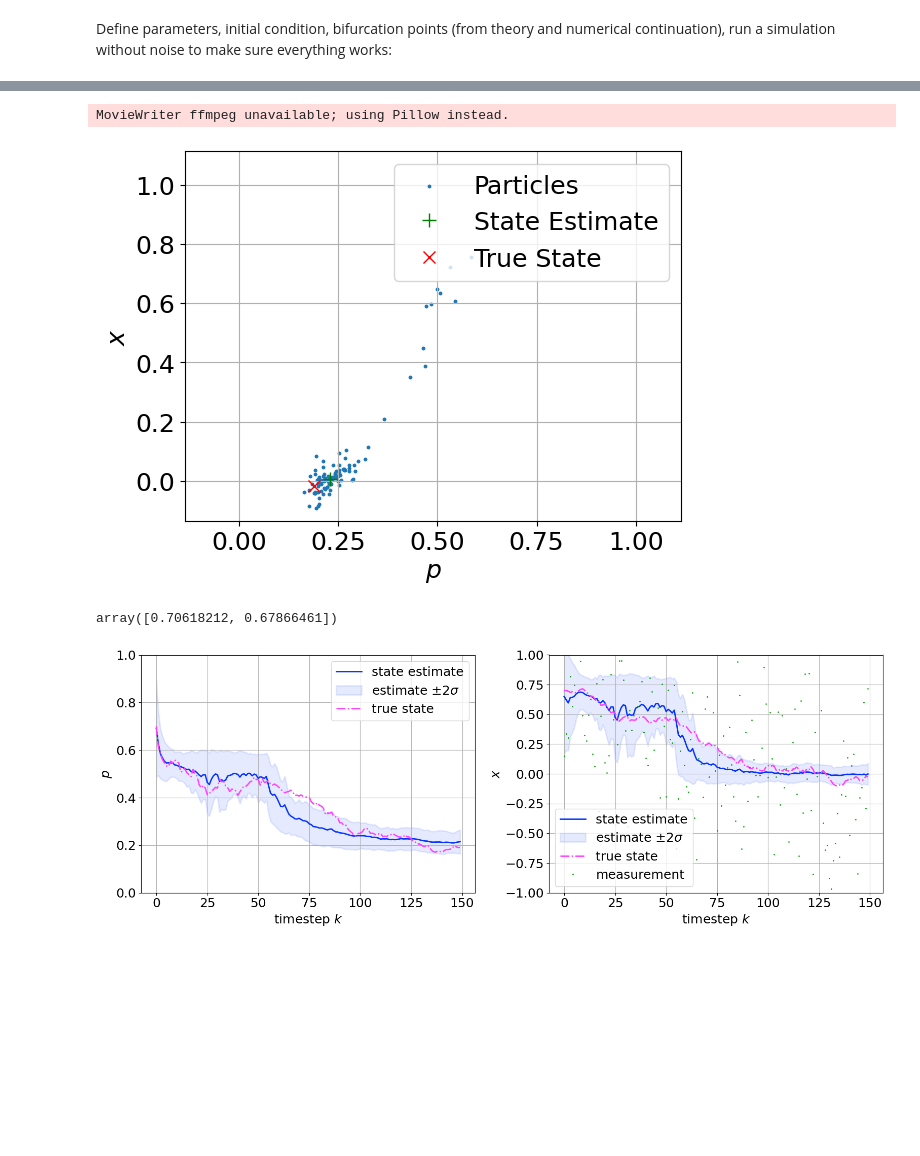
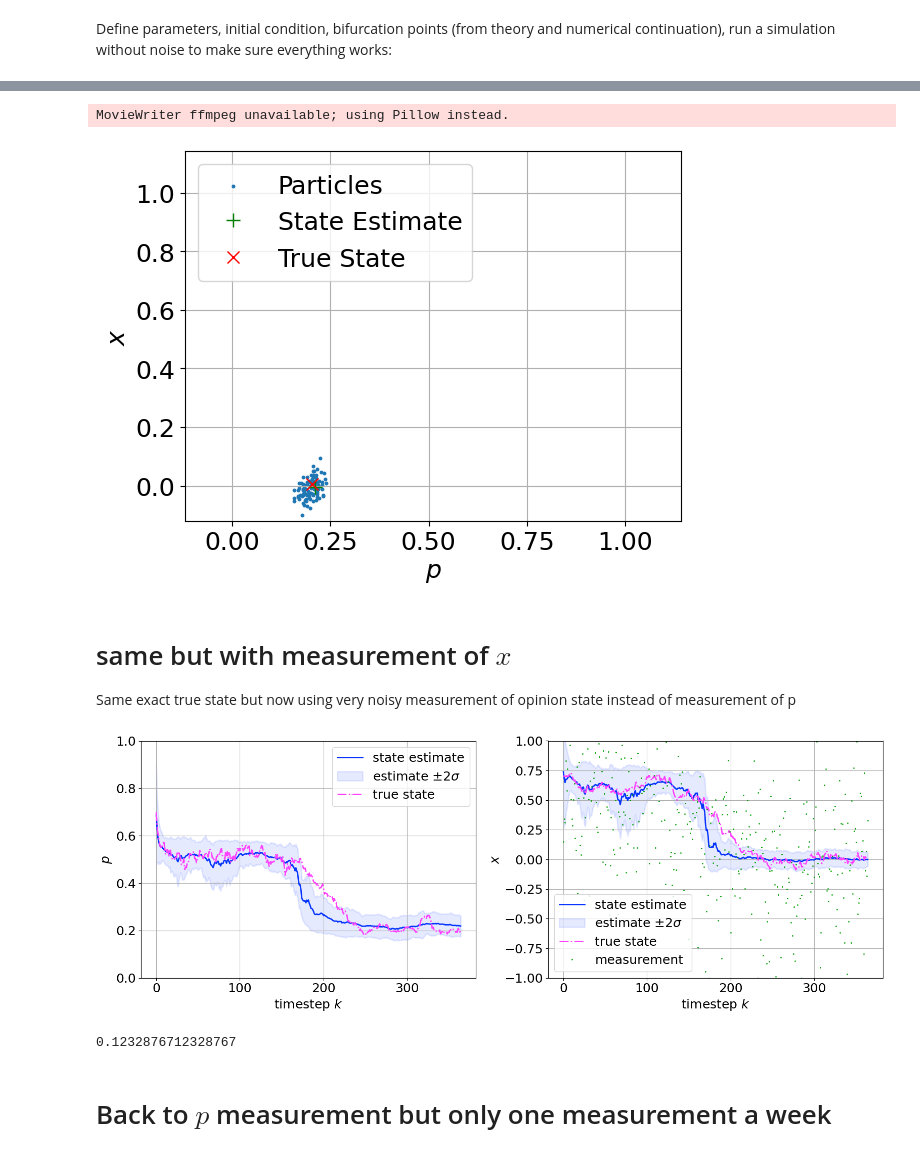
Before and after one commit to valentine-alia/MAE-6760, a Jupyter notebook: project/project.ipynb, the cells around one changed output, grey strips where cells are left out. Drawn from its saved outputs; the diff is of its cells as text; code cells hidden in the pictures; blank space fills up the shorter version.

```diff
--- a/project/project.ipynb
+++ b/project/project.ipynb
@@ -49,11 +69,12 @@ bp3 = betastar
 
 print(bp1,bp2,bp3)
 
-beta = 0.38
+beta = 0.38 # for drop simulation
+#beta = 0.2 # for SIS like simulation
 
 y0 = [0.5,0.5]
 
-tspan = [0,150]
+tspan = [0,365]
 dt = 1.0
 t_eval = np.arange(tspan[0],tspan[1],dt)
 sol = solve_ivp(SIS_NOD,tspan,y0,args = (beta,delta,kp,kx,u0,tau,w),t_eval = t_eval,method = "LSODA")
@@ -345,6 +366,15 @@ def predict_state_SIS_NOD_beta(Yk, Wk, betak,delta,kp,kx,u0,tau, dt):
         Ykp1[1, i] = np.clip(Ykp1[1, i], -1, 1)
 
     return Ykp1
+
+
+tspan = [0,365]
+dt = 1.0
+t_eval = np.arange(tspan[0],tspan[1],dt)
+t = t_eval
+tf = t[-1]
+nt = len(t)
+
 
 beta = np.copy(bp2) + 0.015
 
@@ -375,7 +405,7 @@ for k in range(nt - 1):
     y_true[1,k+1] = np.clip(y_true[1,k+1],-1,1)
 
 # Noisy measurements
-vstd = 0.05
+vstd = 0.1
 R = vstd**2 # sqrt of this is sigma of v
 mu = -0.05
 v = np.sqrt(R) * rng.standard_normal(nt) + mu
@@ -509,6 +540,4 @@ y_true_old = y_true.copy()
 # %%
-from matplotlib.animation import FuncAnimation
-
 fig, ax = plt.subplots()
 
 # particle scatter
@@ -516,39 +545,39 @@ scat = ax.scatter(Y_part[0, :, 0], Y_part[1, :, 0],label = "Particles",marker =
 
 # state estimate marker
 est_pt, = ax.plot([], [], marker='+', color='green', markersize=10, linestyle='None',label= "State Estimate")
 
 # true state marker
 true_pt, = ax.plot([], [], marker='x', color='red', markersize=9, linestyle='None',label= "True State")
 
-ax.legend(loc = "upper right")
+ax.legend(loc = "upper left")
 ax.set_xlabel(r"$p$")
 ax.set_ylabel(r"$x$")
 ax.grid()
 
 # Axis limits
 ax.set_xlim(np.min(Y_part), np.max(Y_part))
 ax.set_ylim(np.min(Y_part), np.max(Y_part))
 
 def update(k):
     pts = Y_part[:, :, k].T
     scat.set_offsets(pts)
 
     true_pt.set_data([y_true[0, k]], [y_true[1, k]])
     est_pt.set_data([yhat[0, k]], [yhat[1, k]])
 
     return scat, true_pt
 
 ani = FuncAnimation(fig, update, frames=range(0,Y_part.shape[2],2), interval=1)
 ani.save("animation.gif",dpi=200)
 
 plt.show()
 # %% [output]
 MovieWriter ffmpeg unavailable; using Pillow instead.
-[figure, old version]
+[figure, new version]
-# %%
-yhat[:,0]
-# %% [output]
-array([0.70618212, 0.67866461])
+# %% [markdown]
+# same but with measurement of $x$
+
+Same exact true state but now using very noisy measurement of opinion state instead of measurement of p
 # %%
 rng = np.random.default_rng(10)
 
@@ -678,5 +706,9 @@ axes2[1].set_ylim(-1,1)
 plt.tight_layout()
 
 plt.show()
+print(percent_out(t, yhat[0, :], Phat[0, 0, :], y_true[0, :]))
 # %% [output]
-[figure, old version]
+[figure, new version]
+0.1232876712328767
+# %% [markdown]
+# Back to $p$ measurement but only one measurement a week
```
Also changed, not shown: parts of 18 cells of this notebook, 1 other file.
